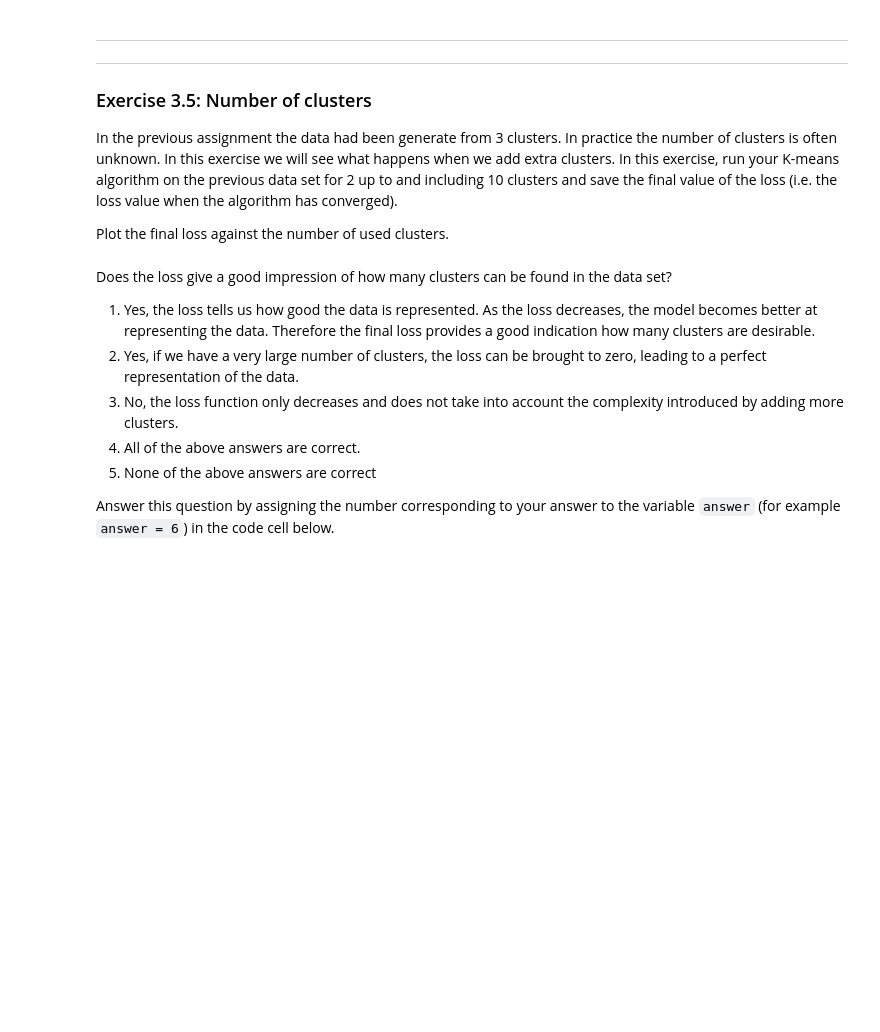
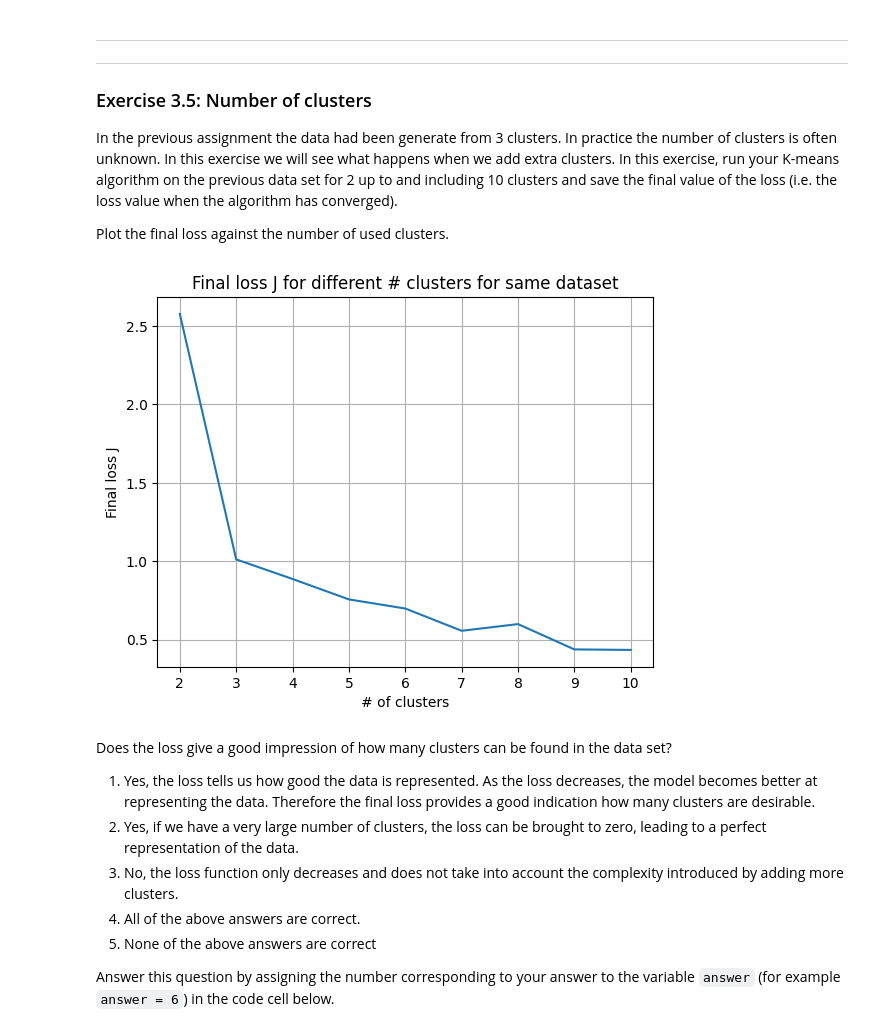
Before and after one commit to ThijmenG/5ARB0_git, a Jupyter notebook: analysis-group11.ipynb, the cells around one changed output. Saved outputs shown, nothing was run; the diff lists cells and outputs as text; code cells hidden in the pictures; blank space fills up the shorter version.

```diff
--- a/analysis-group11.ipynb
+++ b/analysis-group11.ipynb
@@ -611,3 +605,27 @@ X = ex3_generate_data()
+# %%
+#// BEGIN_TODO [5ARB0_Analysis_3_5a] Plot the Kmeans loss against the number of clusters
+
+#initial number of clusters and final loss list
+k=2
+J_losses=[]
+
+#loop for running algorithm for 2 to 10 clusters
+while k<=10:
+    means, rho, J = Kmeans(X, k)
+    J_losses.append(J[-1])
+    k=k+1
+
+#plot final loss J against number of clusters
+plt.figure()
+plt.plot([i+2 for i in range(9)],J_losses)
+plt.title('Final loss J for different # clusters for same dataset')
+plt.xlabel("# of clusters")
+plt.ylabel("Final loss J")
+plt.grid()
+
+#// END_TODO [5ARB0_Analysis_3_5a]
+# %% [output]
+[figure, added]
 # %% [markdown]
 Does the loss give a good impression of how many clusters can be found in the data set?
 
```
Also changed, not shown: parts of 4 cells of this notebook.
